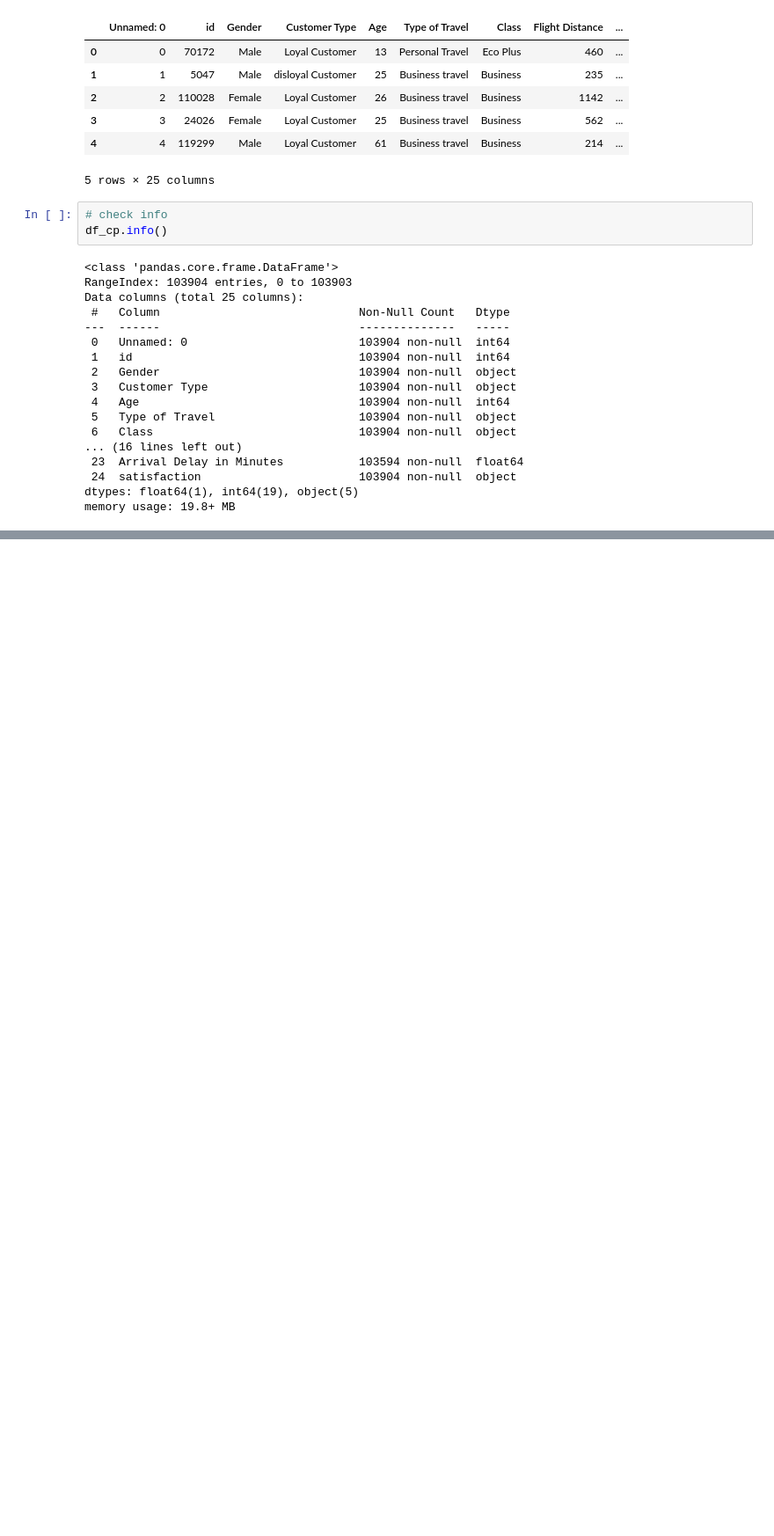
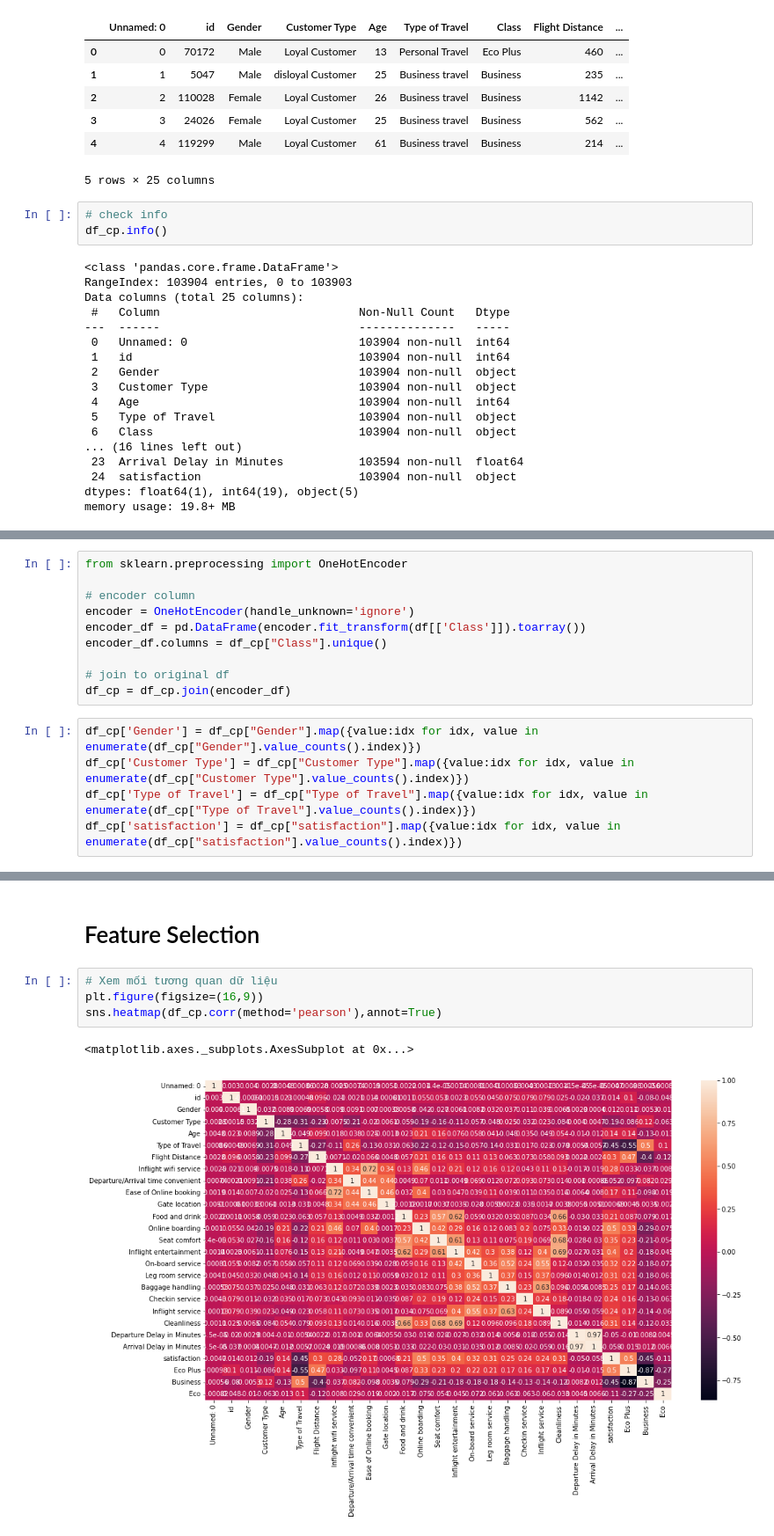
Before and after one commit to qnhhoa/DSS, a Jupyter notebook: Passenger_Satisfaction.ipynb, the cells around one changed output, grey strips where cells are left out. Shown: that part at 88% size. Drawn from its saved outputs; the diff is of its cells as text; blank space fills up the shorter version.

```diff
--- a/Passenger_Satisfaction.ipynb
+++ b/Passenger_Satisfaction.ipynb
@@ -71,0 +242,15 @@ memory usage: 19.8+ MB
+# %%
+from sklearn.preprocessing import OneHotEncoder
+
+# encoder column
+encoder = OneHotEncoder(handle_unknown='ignore')
+encoder_df = pd.DataFrame(encoder.fit_transform(df[['Class']]).toarray())
+encoder_df.columns = df_cp["Class"].unique()
+
+# join to original df
+df_cp = df_cp.join(encoder_df)
+# %%
+df_cp['Gender'] = df_cp["Gender"].map({value:idx for idx, value in enumerate(df_cp["Gender"].value_counts().index)})
+df_cp['Customer Type'] = df_cp["Customer Type"].map({value:idx for idx, value in enumerate(df_cp["Customer Type"].value_counts().index)})
+df_cp['Type of Travel'] = df_cp["Type of Travel"].map({value:idx for idx, value in enumerate(df_cp["Type of Travel"].value_counts().index)})
+df_cp['satisfaction'] = df_cp["satisfaction"].map({value:idx for idx, value in enumerate(df_cp["satisfaction"].value_counts().index)})
@@ -71,0 +273,9 @@ memory usage: 19.8+ MB
+# %% [markdown]
+# Feature Selection
+# %%
+# Xem mối tương quan dữ liệu
+plt.figure(figsize=(16,9))
+sns.heatmap(df_cp.corr(method='pearson'),annot=True)
+# %% [output]
+<matplotlib.axes._subplots.AxesSubplot at 0x...>
+[figure, added]
```
Also changed, not shown: parts of 24 cells of this notebook.
